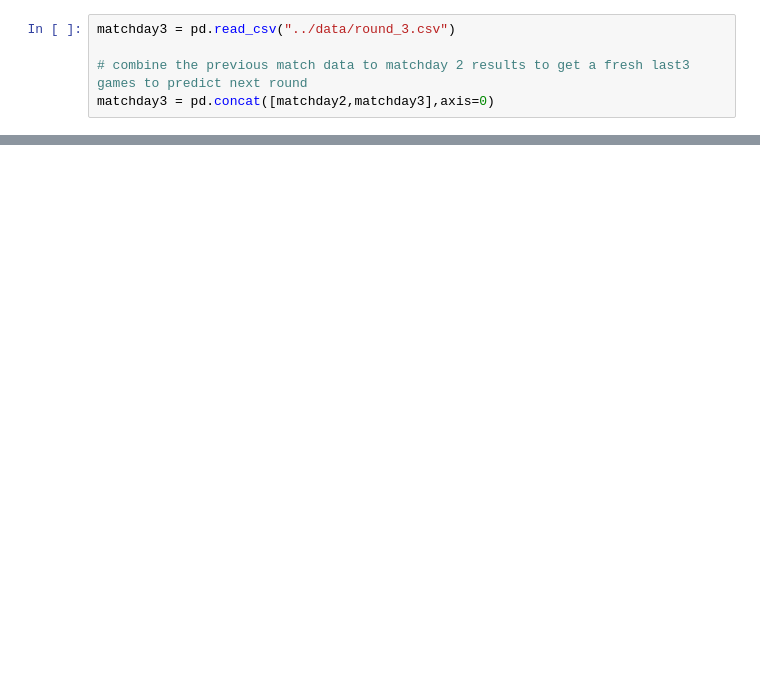
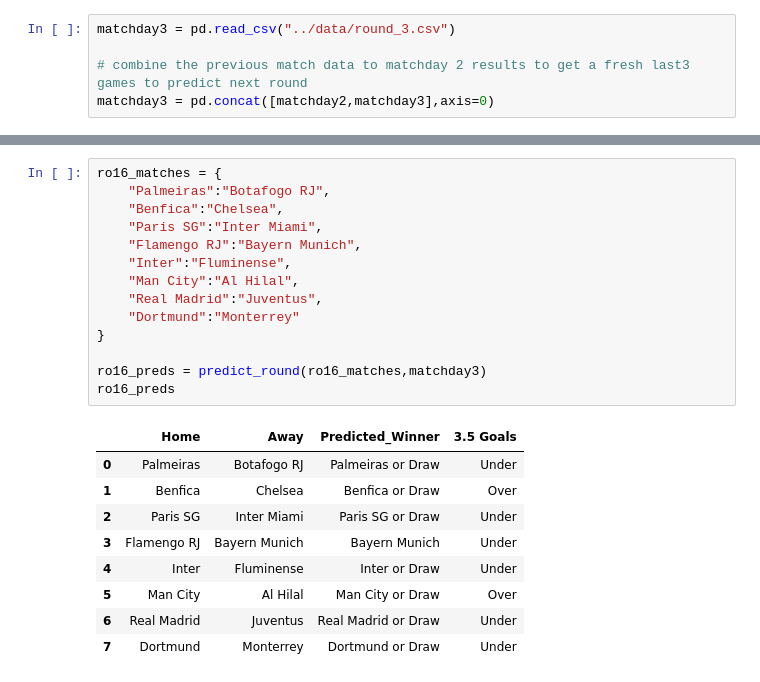
Before and after one commit to kushlalwani/CWCPredictions, a Jupyter notebook: notebooks/Tournament_Predictions.ipynb, the cells around one changed output, grey strips where cells are left out. Cells and saved outputs as stored; diff of their text form; blank space fills up the shorter version.

```diff
--- a/notebooks/Tournament_Predictions.ipynb
+++ b/notebooks/Tournament_Predictions.ipynb
@@ -830,0 +914,24 @@ The final table standings are:
+# %%
+ro16_matches = {
+    "Palmeiras":"Botafogo RJ",
+    "Benfica":"Chelsea",
+    "Paris SG":"Inter Miami",
+    "Flamengo RJ":"Bayern Munich",
+    "Inter":"Fluminense",
+    "Man City":"Al Hilal",
+    "Real Madrid":"Juventus",
+    "Dortmund":"Monterrey"
+}
+
+ro16_preds = predict_round(ro16_matches,matchday3)
+ro16_preds
+# %% [output]
+|  | Home | Away | Predicted_Winner | 3.5 Goals |
+| 0 | Palmeiras | Botafogo RJ | Palmeiras or Draw | Under |
+| 1 | Benfica | Chelsea | Benfica or Draw | Over |
+| 2 | Paris SG | Inter Miami | Paris SG or Draw | Under |
+| 3 | Flamengo RJ | Bayern Munich | Bayern Munich | Under |
+| 4 | Inter | Fluminense | Inter or Draw | Under |
+| 5 | Man City | Al Hilal | Man City or Draw | Over |
+| 6 | Real Madrid | Juventus | Real Madrid or Draw | Under |
+| 7 | Dortmund | Monterrey | Dortmund or Draw | Under |
```
Also changed, not shown: parts of 5 cells of this notebook, 1 other file.
